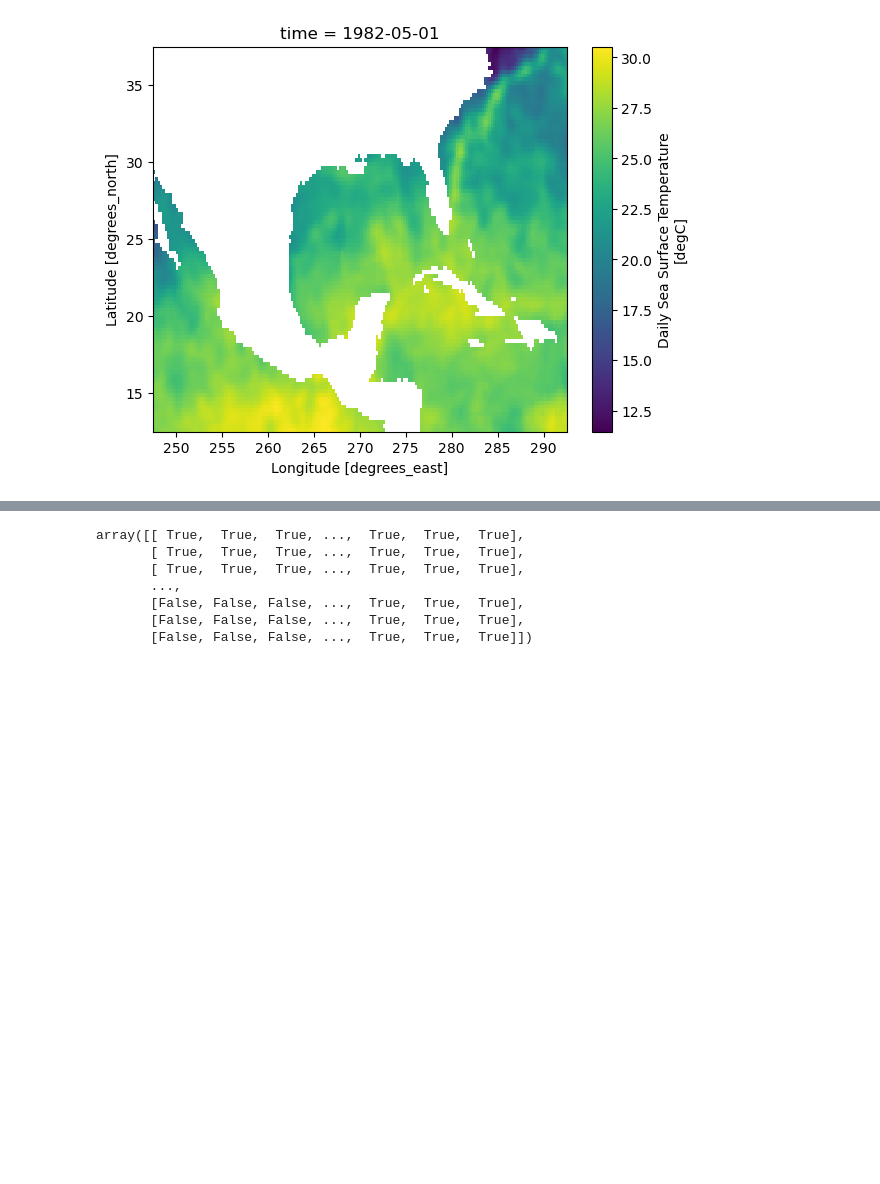
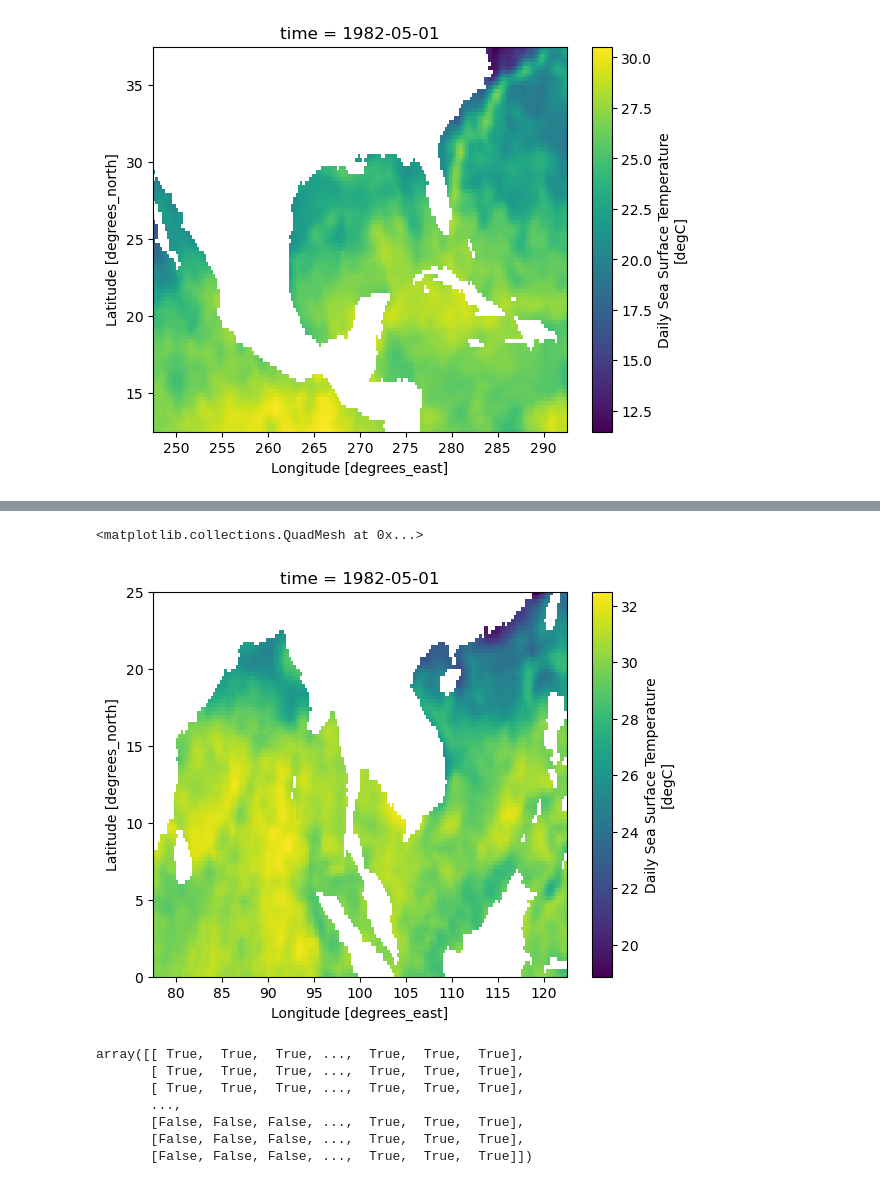
Before and after one commit to arvindrenga96/koopmanAE, a Jupyter notebook: sst_dataset.ipynb, the cells around one changed output, grey strips where cells are left out. Drawn from its saved outputs; the diff is of its cells as text; code cells hidden in the pictures; blank space fills up the shorter version.

```diff
--- a/sst_dataset.ipynb
+++ b/sst_dataset.ipynb
@@ -125,3 +112,12 @@ air2d.plot(aspect="auto",size = 5)
+# %%
+initial_x = 360
+initial_y = 310
+air2d = data.sst[:,initial_x:initial_x+100,initial_y:initial_y+180].isel(time=120)
+
+air2d.plot(aspect="auto",size = 5)
+# %% [output]
+<matplotlib.collections.QuadMesh at 0x...>
+[figure, added]
 # %%
 nanflag = ~np.isnan(data_sst[0])
 # %%
```
Also changed, not shown: parts of 35 cells of this notebook, 46 other files.
